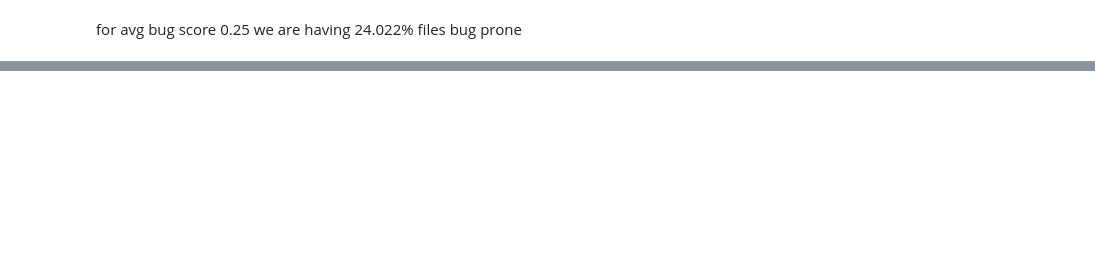
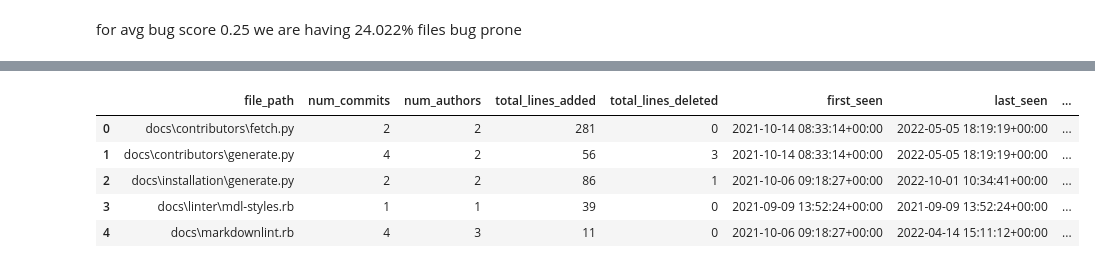
Before and after one commit to CreatineCoder/CodePulse, a Jupyter notebook: notebooks/explore_db.ipynb, the cells around one changed output, grey strips where cells are left out. Cells and saved outputs as stored; diff of their text form; code cells hidden in the pictures; blank space fills up the shorter version.

```diff
--- a/notebooks/explore_db.ipynb
+++ b/notebooks/explore_db.ipynb
@@ -148,0 +170,9 @@ file_labels.shape
+# %%
+file_labels.head()
+# %% [output]
+|  | file_path | num_commits | num_authors | total_lines_added | total_lines_deleted | first_seen | last_seen | ... |
+| 0 | docs\contributors\fetch.py | 2 | 2 | 281 | 0 | 2021-10-14 08:33:14+00:00 | 2022-05-05 18:19:19+00:00 | ... |
+| 1 | docs\contributors\generate.py | 4 | 2 | 56 | 3 | 2021-10-14 08:33:14+00:00 | 2022-05-05 18:19:19+00:00 | ... |
+| 2 | docs\installation\generate.py | 2 | 2 | 86 | 1 | 2021-10-06 09:18:27+00:00 | 2022-10-01 10:34:41+00:00 | ... |
+| 3 | docs\linter\mdl-styles.rb | 1 | 1 | 39 | 0 | 2021-09-09 13:52:24+00:00 | 2021-09-09 13:52:24+00:00 | ... |
+| 4 | docs\markdownlint.rb | 4 | 3 | 11 | 0 | 2021-10-06 09:18:27+00:00 | 2022-04-14 15:11:12+00:00 | ... |
```
Also changed, not shown: parts of 6 cells of this notebook.
